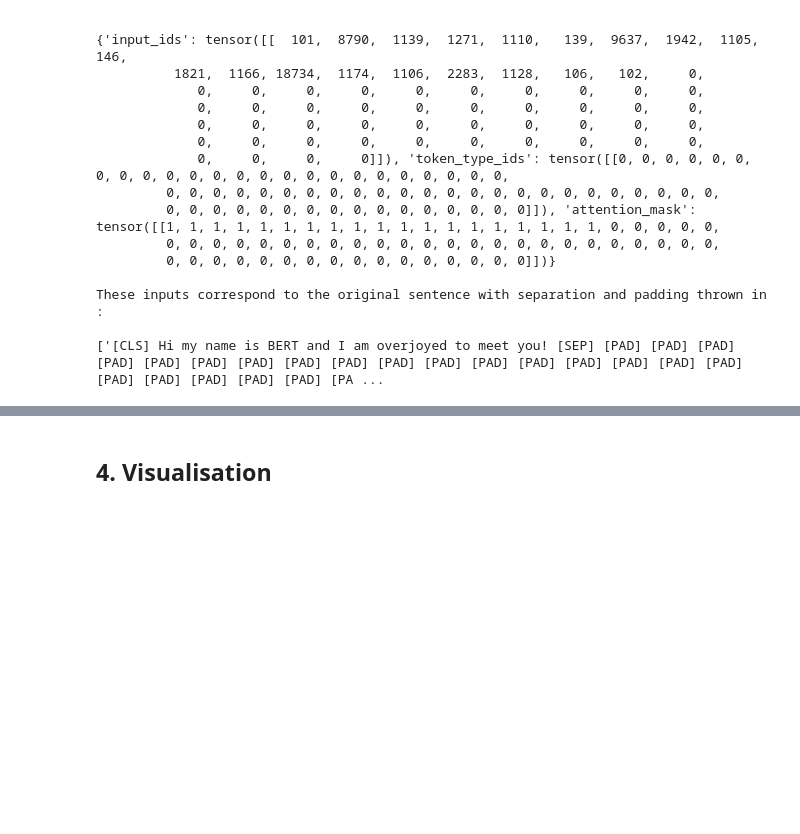
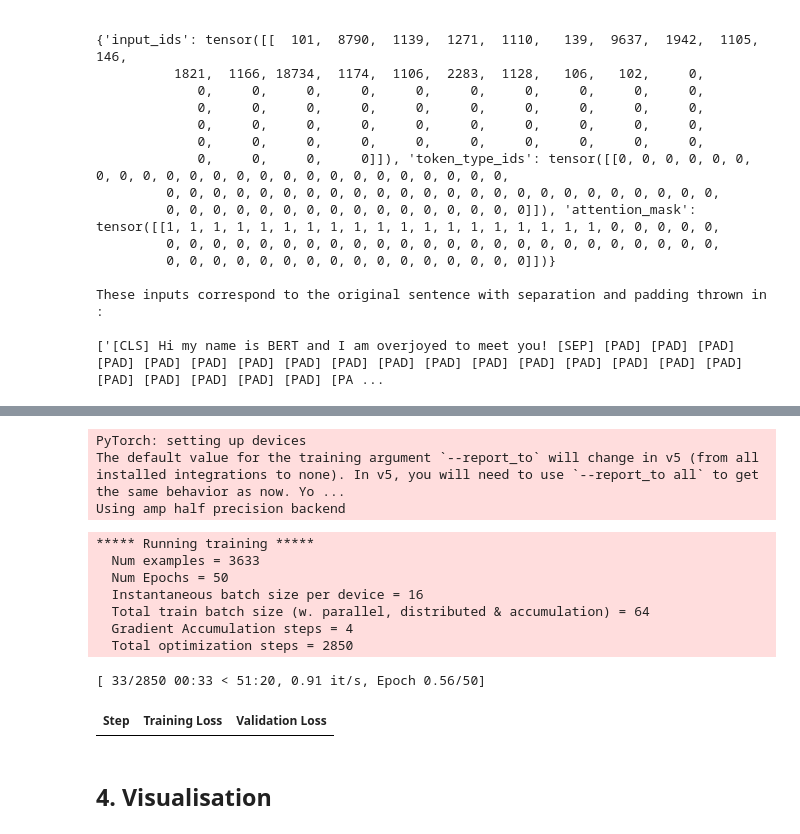
Before and after one commit to DragosGorduza/OxfordManInstituteNLPConference, a Jupyter notebook: workshop_main.ipynb, the cells around one changed output, grey strips where cells are left out. Cells and saved outputs as stored; diff of their text form; code cells hidden in the pictures; blank space fills up the shorter version.

Commit message:
push changes to tutorial 2nd section : bert & finbert

```diff
--- a/workshop_main.ipynb
+++ b/workshop_main.ipynb
@@ -391,0 +497,28 @@ sns.heatmap(confusion_matrix(test.label.values,output))#,labels = ['1','-1','0']
+# %%
+# Define trainning arguments
+training_args = TrainingArguments('BERT_TUTORIAL_MODEL', overwrite_output_dir=True, evaluation_strategy="steps",
+                                  num_train_epochs=50, weight_decay=0.005,learning_rate=1e-4,
+                                  eval_steps=200,metric_for_best_model='accuracy',
+                                 per_device_train_batch_size=16, per_device_eval_batch_size=16,
+                                 load_best_model_at_end = True, save_total_limit=10, save_steps=200,no_cuda=False,
+                             fp16=True,gradient_accumulation_steps=4)
+trainer = Trainer(
+    model =finbert_model, args=training_args, train_dataset=train_ds, eval_dataset=val_ds,
+    callbacks = [EarlyStoppingCallback(early_stopping_patience=20)], compute_metrics=compute_metrics
+)
+# %% [output]
+PyTorch: setting up devices
+The default value for the training argument `--report_to` will change in v5 (from all installed integrations to none). In v5, you will need to use `--report_to all` to get the same behavior as now. Yo ...
+Using amp half precision backend
+# %%
+trainer.train()
+# %% [output]
+***** Running training *****
+  Num examples = 3633
+  Num Epochs = 50
+  Instantaneous batch size per device = 16
+  Total train batch size (w. parallel, distributed & accumulation) = 64
+  Gradient Accumulation steps = 4
+  Total optimization steps = 2850
+[ 33/2850 00:33 < 51:20, 0.91 it/s, Epoch 0.56/50]
+| Step | Training Loss | Validation Loss |
```
Also changed, not shown: parts of 17 cells of this notebook, 6 other files.
